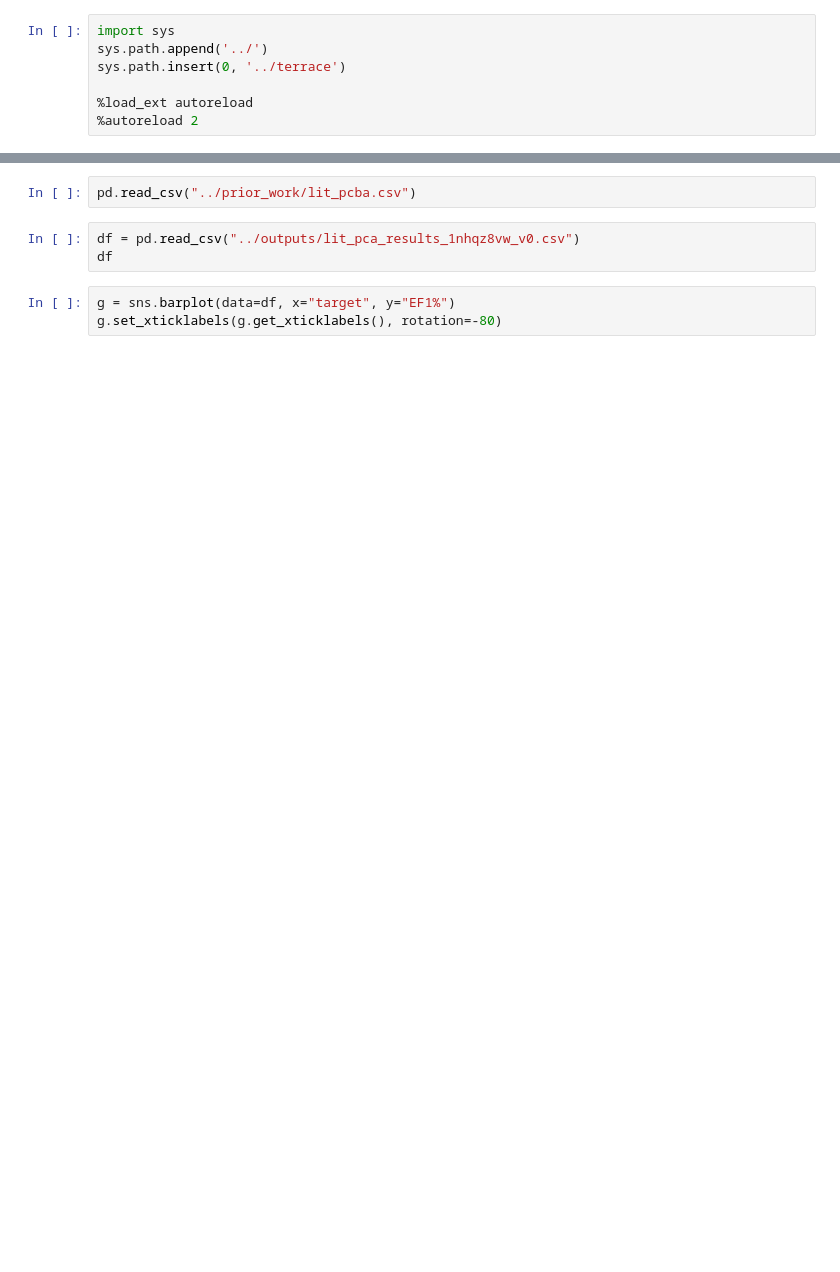
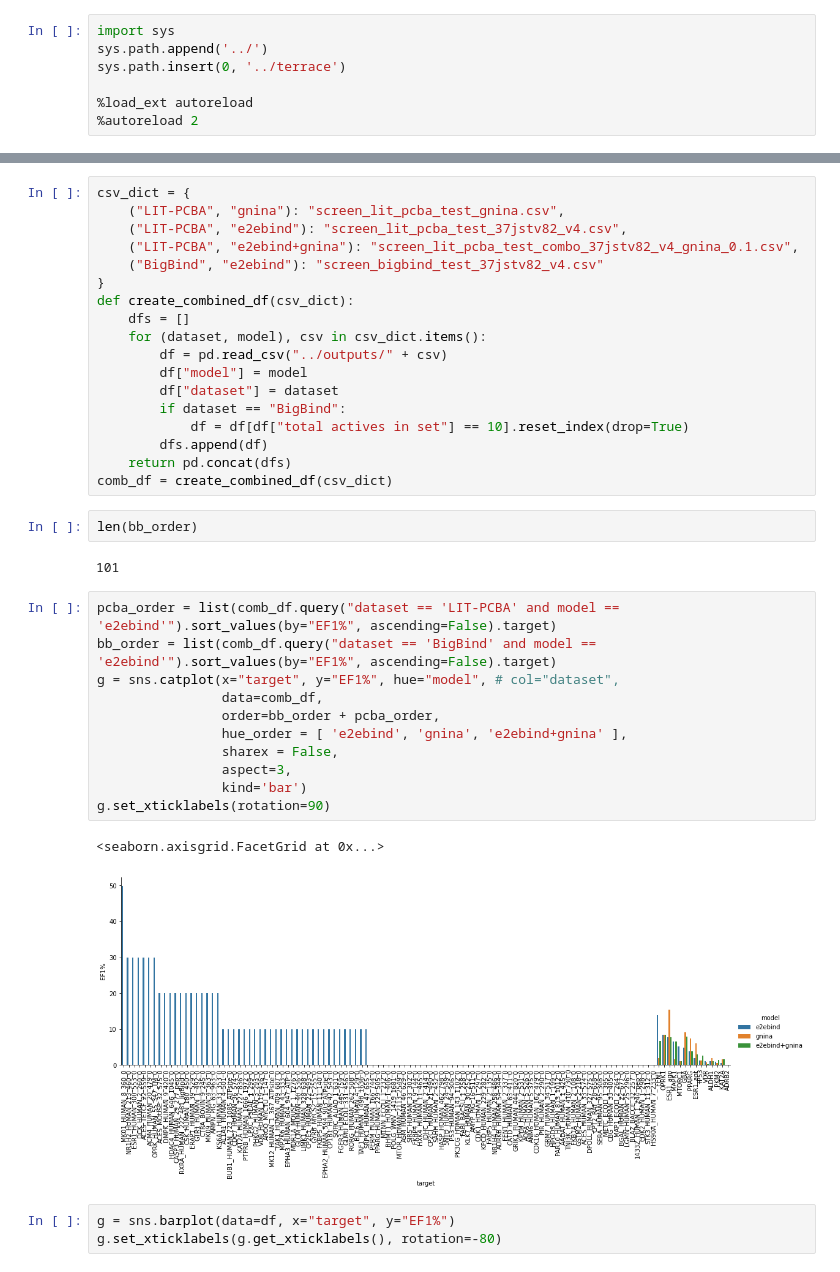
Before and after one commit to molecularmodelinglab/plantain, a Jupyter notebook: notebooks/playground.ipynb, the cells around one changed output, grey strips where cells are left out. Cells and saved outputs as stored; diff of their text form; blank space fills up the shorter version.

```diff
--- a/notebooks/playground.ipynb
+++ b/notebooks/playground.ipynb
@@ -49,8 +53,39 @@ len(loader.dataset[1000].lig.ndata)
-# %%
-pd.read_csv("../prior_work/lit_pcba.csv")
-# %%
-df = pd.read_csv("../outputs/lit_pca_results_1nhqz8vw_v0.csv")
-df
+# %%
+csv_dict = {
+    ("LIT-PCBA", "gnina"): "screen_lit_pcba_test_gnina.csv",
+    ("LIT-PCBA", "e2ebind"): "screen_lit_pcba_test_37jstv82_v4.csv",
+    ("LIT-PCBA", "e2ebind+gnina"): "screen_lit_pcba_test_combo_37jstv82_v4_gnina_0.1.csv",
+    ("BigBind", "e2ebind"): "screen_bigbind_test_37jstv82_v4.csv"
+}
+def create_combined_df(csv_dict):
+    dfs = []
+    for (dataset, model), csv in csv_dict.items():
+        df = pd.read_csv("../outputs/" + csv)
+        df["model"] = model
+        df["dataset"] = dataset
+        if dataset == "BigBind":
+            df = df[df["total actives in set"] == 10].reset_index(drop=True)
+        dfs.append(df)
+    return pd.concat(dfs)
+comb_df = create_combined_df(csv_dict)
+# %%
+len(bb_order)
+# %% [output]
+101
+# %%
+pcba_order = list(comb_df.query("dataset == 'LIT-PCBA' and model == 'e2ebind'").sort_values(by="EF1%", ascending=False).target)
+bb_order = list(comb_df.query("dataset == 'BigBind' and model == 'e2ebind'").sort_values(by="EF1%", ascending=False).target)
+g = sns.catplot(x="target", y="EF1%", hue="model", # col="dataset",
+                data=comb_df,
+                order=bb_order + pcba_order,
+                hue_order = [ 'e2ebind', 'gnina', 'e2ebind+gnina' ],
+                sharex = False,
+                aspect=3,
+                kind='bar')
+g.set_xticklabels(rotation=90)
+# %% [output]
+<seaborn.axisgrid.FacetGrid at 0x...>
+[figure, added]
 # %%
 g = sns.barplot(data=df, x="target", y="EF1%")
 g.set_xticklabels(g.get_xticklabels(), rotation=-80)
```
Also changed, not shown: parts of 4 cells of this notebook, 3 other files.
